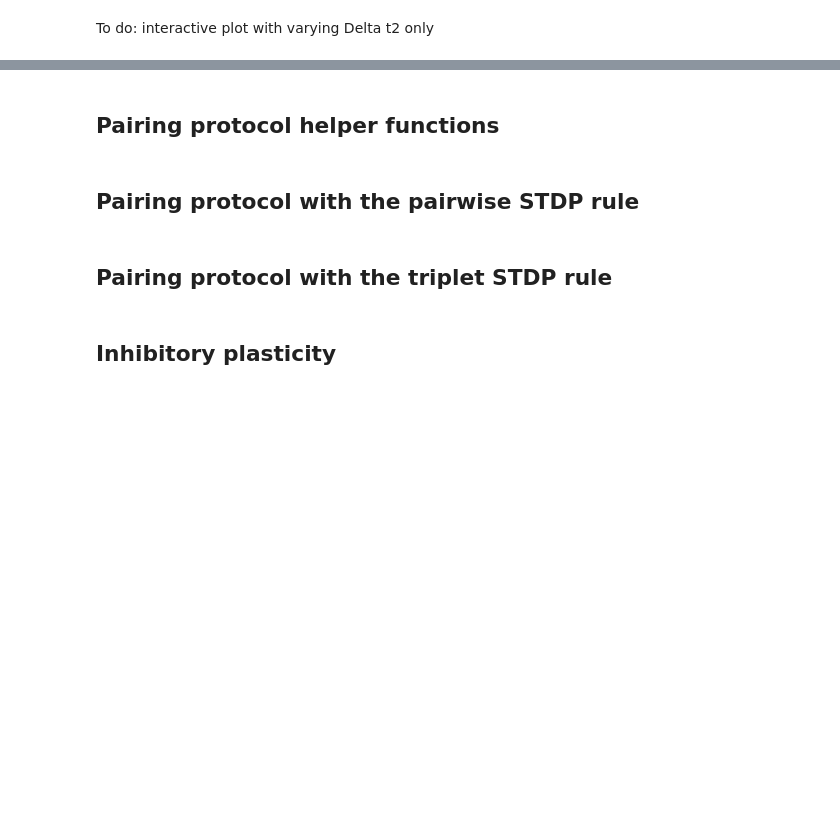
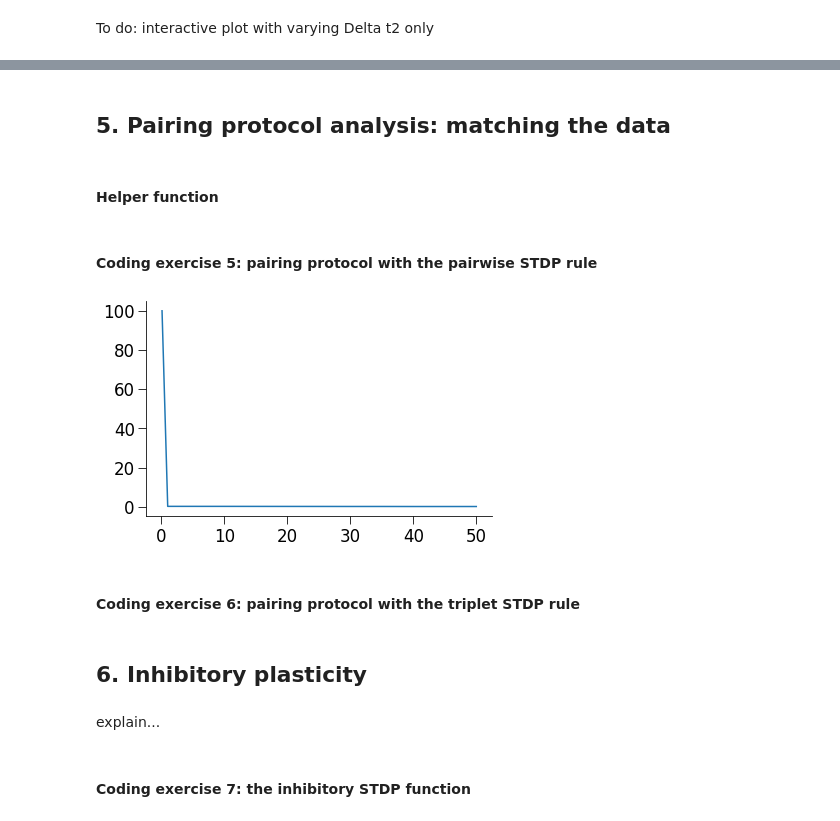
Before and after one commit to comp-neural-circuits/plasticity-workshop, a Jupyter notebook: stdp.ipynb, the cells around one changed output, grey strips where cells are left out. Cells and saved outputs as stored; diff of their text form; code cells hidden in the pictures; blank space fills up the shorter version.

```diff
--- a/stdp.ipynb
+++ b/stdp.ipynb
@@ -303,7 +317,7 @@ study only the case of 1 pre- and 1 postsynaptic neuron (Poisson neurons).
 # %%
-taup = 20e-3  #[ms]
-taum = 20e-3 #[ms]
-tauy = 114e-3 #[ms]
+tau_plus = 20e-3  #[ms]
+tau_minus = 20e-3 #[ms]
+tau_y = 114e-3 #[ms]
 
 discretization_step=1e-4
 t_range=np.arange(0,3,discretization_step)
@@ -328,18 +342,18 @@ for i in range(len(t_range)-1):
         r1[i] += 1
         if i==0:
             continue
-        w[i] = w[i-1] - o1[i]*Aminus
+        w[i] = w[i-1] - o1[i]*A_minus
 
     if post_spike[i]==1:    # there is a post-synaptic spike
         o1[i] += 1
         if i==0:
             continue
-        w[i] = w[i-1] + r1[i]*Aplus*o2[i]
+        w[i] = w[i-1] + r1[i]*A_plus*o2[i]
         o2[i] += 1
     # Apply Euler's method to the detector equations
-    r1[i+1] = r1[i] - discretization_step * r1[i]/taup
-    o1[i+1] = o1[i] - discretization_step * o1[i]/taum
-    o2[i+1] = o2[i] - discretization_step * o2[i]/tauy
+    r1[i+1] = r1[i] - discretization_step * r1[i]/tau_plus
+    o1[i+1] = o1[i] - discretization_step * o1[i]/tau_minus
+    o2[i+1] = o2[i] - discretization_step * o2[i]/tau_y
 # %%
 fig, (ax1, ax2, ax3, ax4, ax5, ax6) = plt.subplots(6,1, figsize=(8,12)); #gridspec_kw={'height_ratios': [3, 1]})
 ax1.plot(t_range,pre_spike);
@@ -369,5 +385,7 @@ ax6.set_title("Synaptic weight", fontsize=12);
 # %% [markdown]
-## Pairing protocol helper functions
+## 5. Pairing protocol analysis: matching the data
+# %% [markdown]
+#### Helper function
 # %%
 '''
 A fixed number of pairs of presynaptic and postsynaptic spikes shifted by DeltaT are elicited at regular intervals of 1/rho.
@@ -406,54 +419,56 @@ def euler_exp_ode(discretization_step, x, tau):
-# %% [markdown]
-## Pairing protocol with the pairwise STDP rule
+# %% [markdown]
+#### Coding exercise 5: pairing protocol with the pairwise STDP rule
 # %%
 # Initialization
 num_pairs = 60      # number of pre- and post- pairs
 rho_vec = np.array([0.1, 1, 10, 20, 25, 30, 35, 40, 50])        # frequency values
 discretization_step = 1e-4 # it must be less than the time difference within a pair of spikes DeltaT!
-taup = 16.8e-3             # LTP time constant (s)
-taum = 33.7e-3             # LTD time constant (s)
-Aplus = 8.6e-3             # LTP window amplitude
-Aminus = 2.1e-3            # LTD window amplitude
+tau_plus = 16.8e-3             # LTP time constant (s)
+tau_minus = 33.7e-3             # LTD time constant (s)
+A_plus = 8.6e-3             # LTP window amplitude
+A_minus = 2.1e-3            # LTD window amplitude
 w0 = 3                     # initial weight
 
 # initialize the synaptic change
-dw = np.zeros(len(rho_vec))
+DeltaW = np.zeros(len(rho_vec))
 
 for ind,rho in enumerate(rho_vec):
     # initialize the synaptic weight
     w=w0
 
     pre_spike, post_spike, t_range = spike_trains(discretization_step, rho, num_pairs)
 
     # CASE with DeltaT < 0
     # The case with DeltaT < 0 is equivalent to switch the pre- and the postsynaptic spike trains.
     # post_spike, pre_spike, t_range = spike_trains(discretization_step, rho, num_pairs)
 
 # initialize the pre- and postsynaptic detectors
     r1=0    # presynaptic event detector
     o1=0    # postsynaptic event detector
 
     for i,t in enumerate(t_range):
         if pre_spike[i]==1:     # there is a pre-synaptic spike
             r1 += 1
-            w = w - o1*Aminus
+            w = w - o1*A_minus
 
         if post_spike[i]==1:    # there is a post-synaptic spike
             o1 += 1
-            w = w + r1*Aplus;
+            w = w + r1*A_plus;
 
         # Apply Euler's method to the detector equations
-        r1 = euler_exp_ode(discretization_step, r1, taup)
-        o1 = euler_exp_ode(discretization_step, o1, taum)
+        r1 = r1 - discretization_step * r1/tau_plus
+        o1 = o1 - discretization_step * o1/tau_minus
 
     # Calculate the weight change as a function of the frequency
-    dw[ind]= w-w0
+    DeltaW[ind]= w-w0
 
-plt.figure()
-plt.plot(rho_vec,dw)
+plt.figure(figsize=(6,4))
+plt.plot(rho_vec,DeltaW)
 plt.show()
+# %% [output]
+[figure, added]
 # %% [markdown]
-## Pairing protocol with the triplet STDP rule
+#### Coding exercise 6: pairing protocol with the triplet STDP rule
 # %%
 # Initialization
 num_pairs = 60      # number of pre- and post- pairs
@@ -507,3 +522,7 @@ plt.plot(rho_vec,dw)
 plt.show()
 # %% [markdown]
-## Inhibitory plasticity
+## 6. Inhibitory plasticity
+# %% [markdown]
+explain...
+# %% [markdown]
+#### Coding exercise 7: the inhibitory STDP function
```
Also changed, not shown: parts of 23 cells of this notebook.
